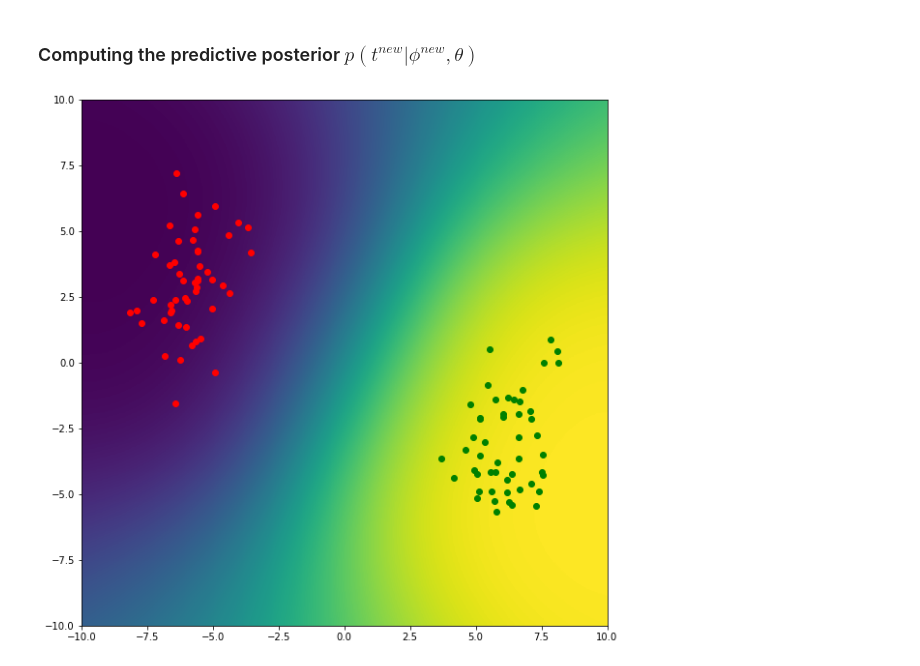
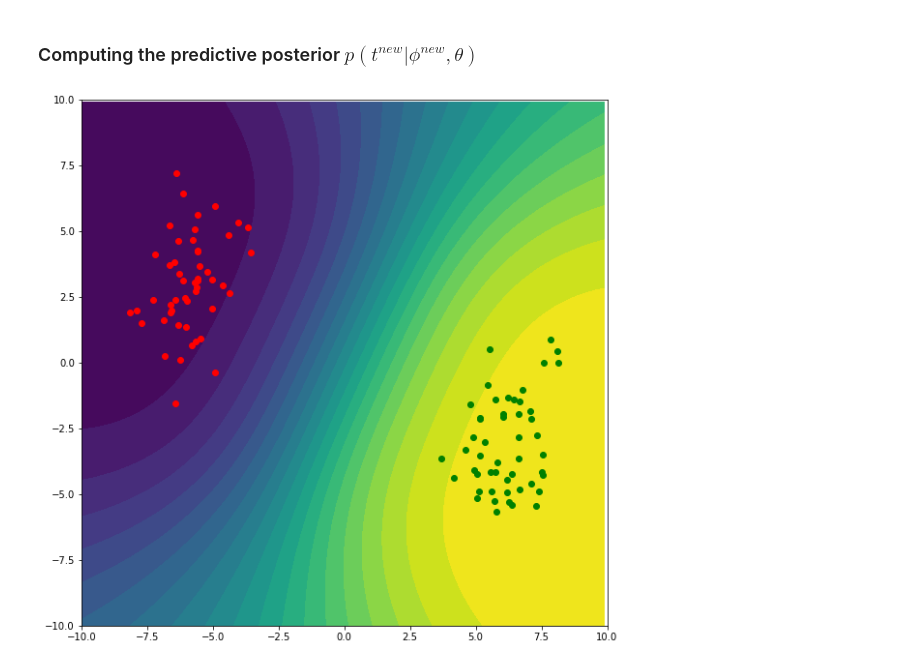
Before and after one commit to robin-karlsson0/variational_bayes_models, a Jupyter notebook: variational_logistic_regression/var_log_reg.ipynb, the cells around one changed output. Cells and saved outputs as stored; diff of their text form; code cells hidden in the pictures.

```diff
--- a/variational_logistic_regression/var_log_reg.ipynb
+++ b/variational_logistic_regression/var_log_reg.ipynb
@@ -449,13 +449,13 @@ for i in range(p_array.shape[0]):
         p_array[i,j] = predictive_posterior_prob(x, mu_N, sigma_N)
 # %%
 plt.figure(figsize=(10,10))
-plt.imshow(p_array, origin='lower', extent=[-10,10,-10,10])
+plt.contourf(xx, yy, p_array, levels=20)
 plt.scatter(gaussian_1[:,0], gaussian_1[:,1], c='r')
 plt.scatter(gaussian_2[:,0], gaussian_2[:,1], c='g')
 
 plt.xlim(-10,10)
 plt.ylim(-10,10)
 plt.gca().set_aspect('equal', adjustable='box')
 plt.show()
 # %% [output]
-[figure, old version]
+[figure, new version]
```
Also changed, not shown: 1 other file.
